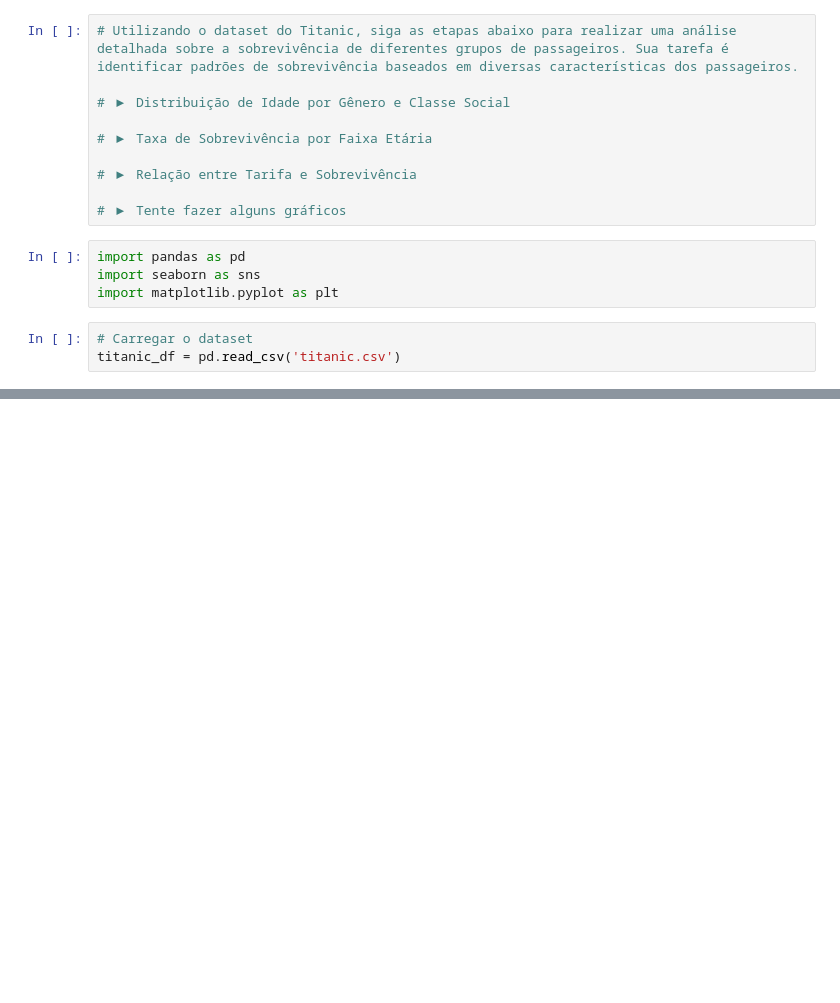
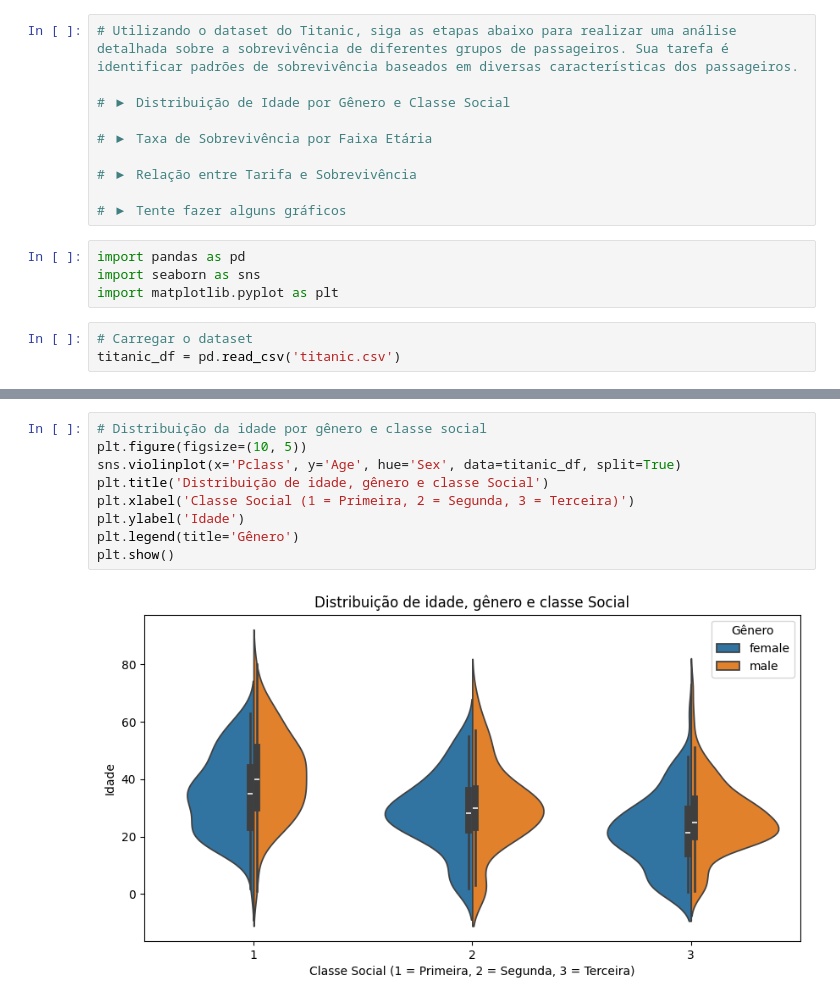
Before and after one commit to scjoaoantonio/aulas_datascience, a Jupyter notebook: exercicio1/main.ipynb, the cells around one changed output, grey strips where cells are left out. Drawn from its saved outputs; the diff is of its cells as text; blank space fills up the shorter version.

```diff
--- a/exercicio1/main.ipynb
+++ b/exercicio1/main.ipynb
@@ -25,3 +36,14 @@ print(age_distribution)
+# %%
+# Distribuição da idade por gênero e classe social
+plt.figure(figsize=(10, 5))
+sns.violinplot(x='Pclass', y='Age', hue='Sex', data=titanic_df, split=True)
+plt.title('Distribuição de idade, gênero e classe Social')
+plt.xlabel('Classe Social (1 = Primeira, 2 = Segunda, 3 = Terceira)')
+plt.ylabel('Idade')
+plt.legend(title='Gênero')
+plt.show()
+# %% [output]
+[figure, added]
 # %%
 ### 2. Taxa de Sobrevivência por Faixa Etária
 
```
Also changed, not shown: parts of 5 cells of this notebook.
